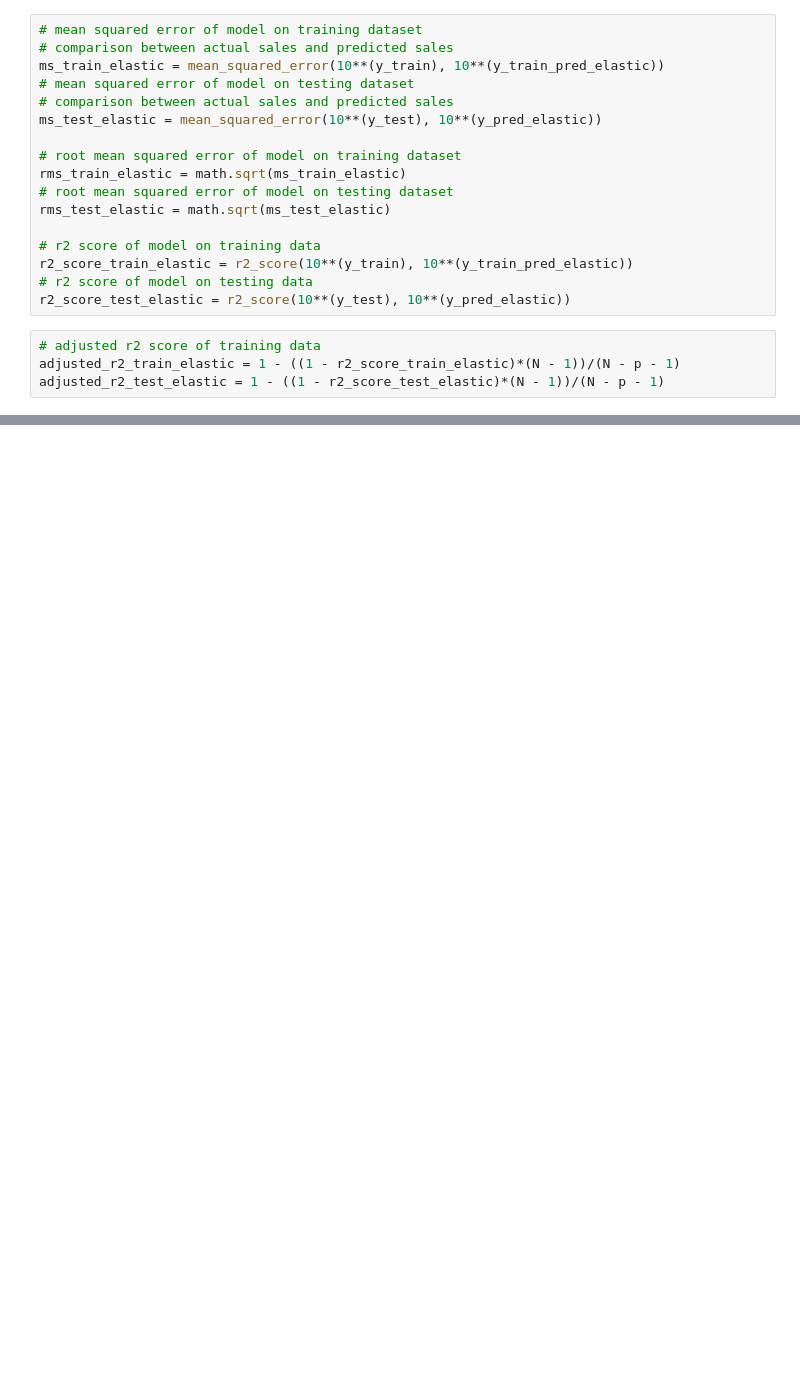
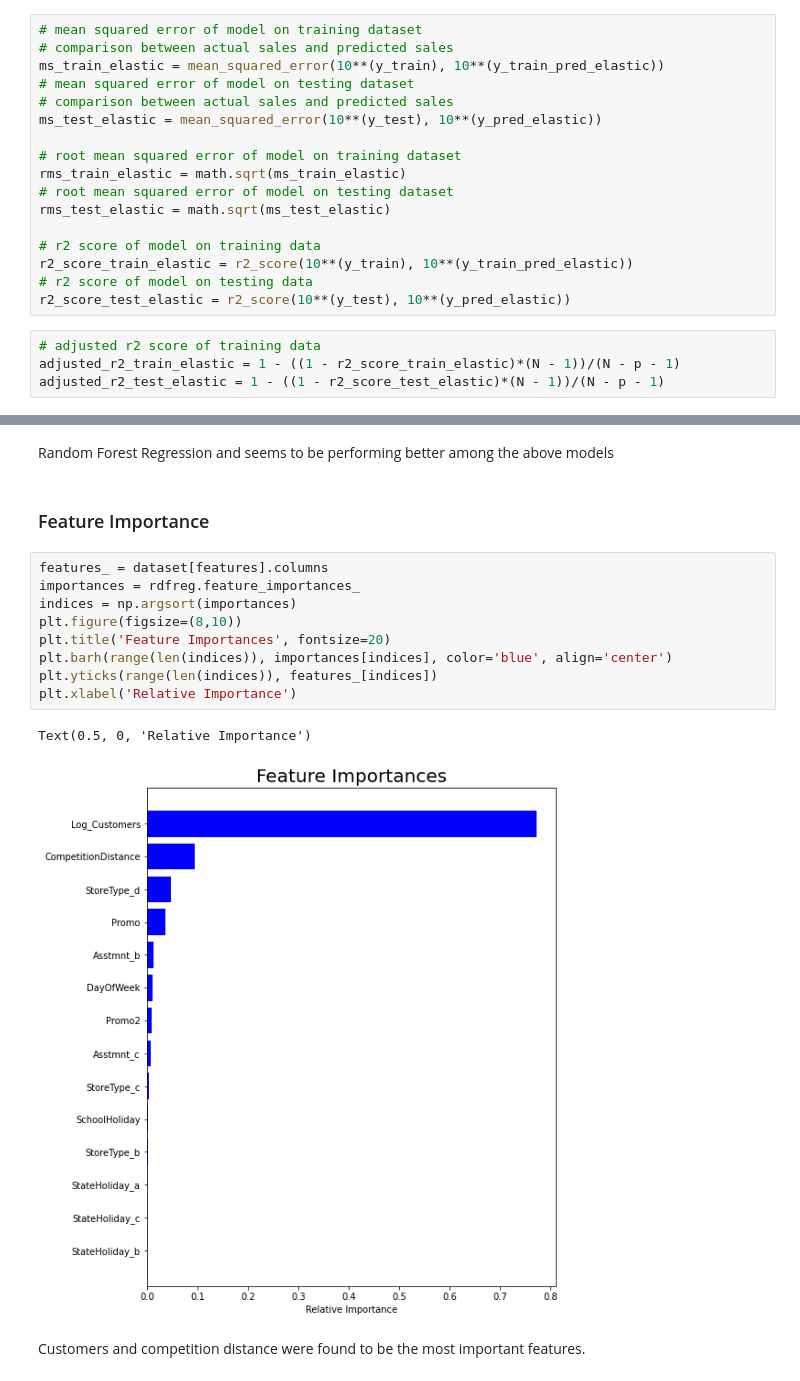
Before and after one commit to nihalhabeeb/Retail-Sales-Prediction, a Jupyter notebook: Retail_Sales_Prediction_Capstone_Project.ipynb, the cells around one changed output, grey strips where cells are left out. Saved outputs shown, nothing was run; the diff lists cells and outputs as text; blank space fills up the shorter version.

```diff
--- a/Retail_Sales_Prediction_Capstone_Project.ipynb
+++ b/Retail_Sales_Prediction_Capstone_Project.ipynb
@@ -1021,0 +1157,18 @@ Adjusted R2 Score: 0.8458926882390317
+# %% [markdown]
+Random Forest Regression and seems to be performing better among the above models
+# %% [markdown]
+### Feature Importance
+# %%
+features_ = dataset[features].columns
+importances = rdfreg.feature_importances_
+indices = np.argsort(importances)
+plt.figure(figsize=(8,10))
+plt.title('Feature Importances', fontsize=20)
+plt.barh(range(len(indices)), importances[indices], color='blue', align='center')
+plt.yticks(range(len(indices)), features_[indices])
+plt.xlabel('Relative Importance')
+# %% [output]
+Text(0.5, 0, 'Relative Importance')
+[figure, added]
+# %% [markdown]
+Customers and competition distance were found to be the most important features.
```
Also changed, not shown: parts of 29 cells of this notebook.
